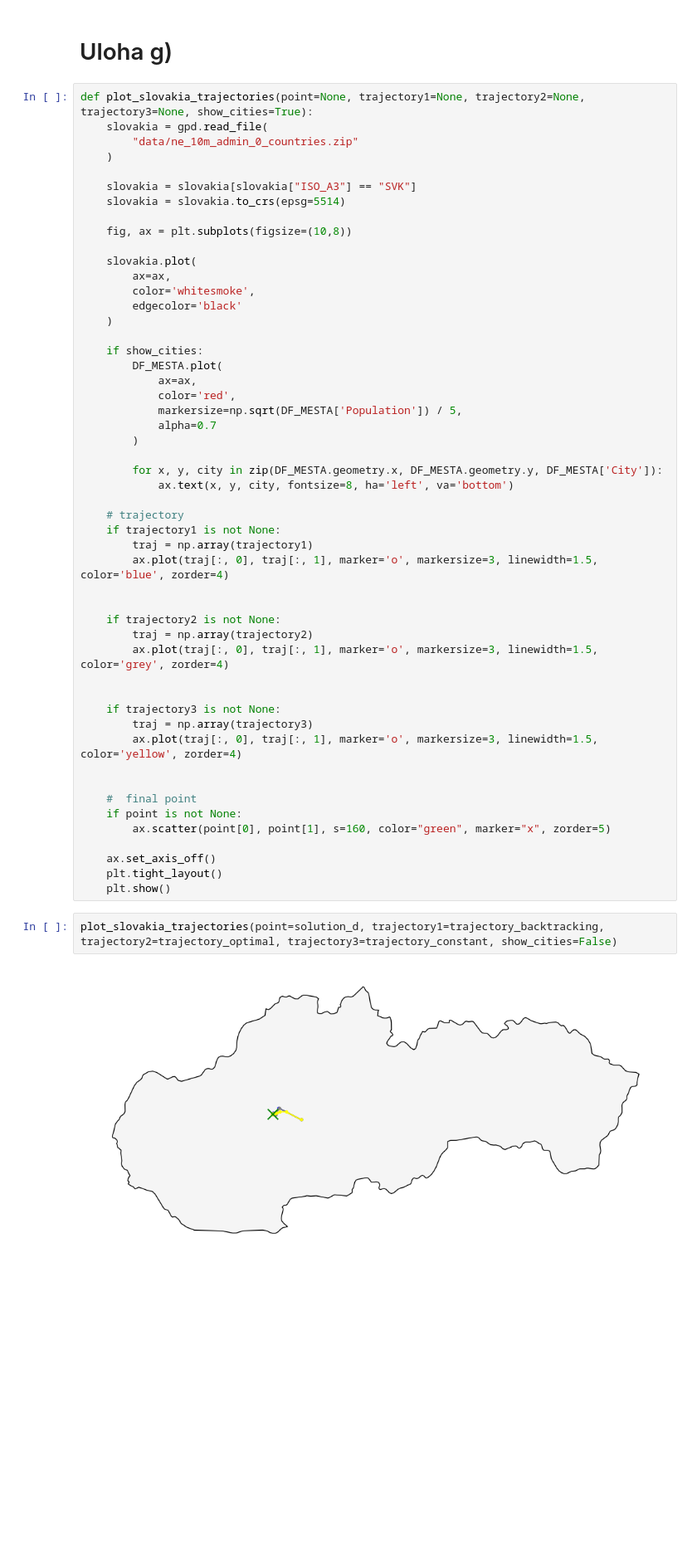
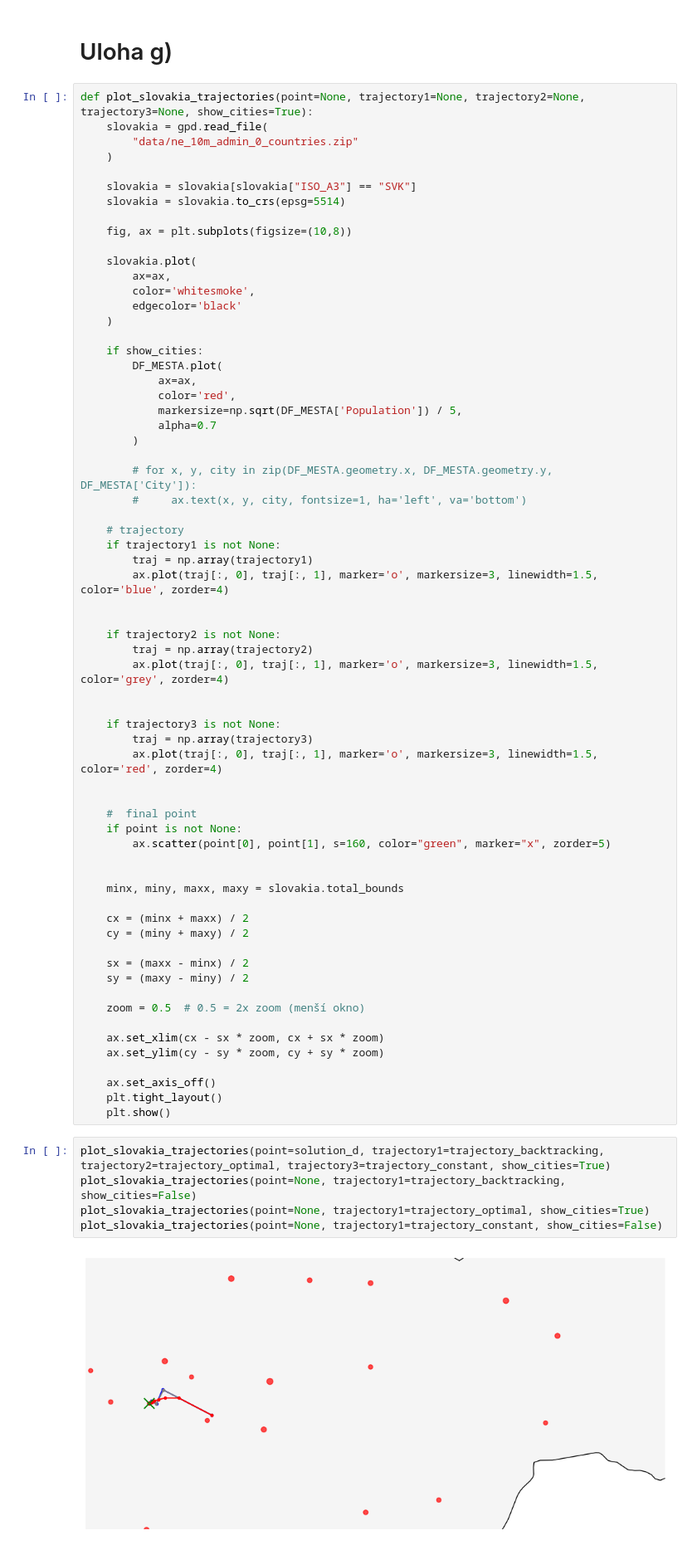
Before and after one commit to Retr-1/MVO-LPA-MjaBaRieVi, a Jupyter notebook: main.ipynb, the cells around one changed output. Shown at 83% size. Cells and saved outputs as stored; diff of their text form; blank space fills up the shorter version.

```diff
--- a/main.ipynb
+++ b/main.ipynb
@@ -410,8 +410,8 @@ def plot_slovakia_trajectories(point=None, trajectory1=None, trajectory2=None, t
             alpha=0.7
         )
 
-        for x, y, city in zip(DF_MESTA.geometry.x, DF_MESTA.geometry.y, DF_MESTA['City']):
-            ax.text(x, y, city, fontsize=8, ha='left', va='bottom')
+        # for x, y, city in zip(DF_MESTA.geometry.x, DF_MESTA.geometry.y, DF_MESTA['City']):
+        #     ax.text(x, y, city, fontsize=1, ha='left', va='bottom')
 
     # trajectory
     if trajectory1 is not None:
@@ -426,17 +426,34 @@ def plot_slovakia_trajectories(point=None, trajectory1=None, trajectory2=None, t
 
     if trajectory3 is not None:
         traj = np.array(trajectory3)
-        ax.plot(traj[:, 0], traj[:, 1], marker='o', markersize=3, linewidth=1.5, color='yellow', zorder=4)
+        ax.plot(traj[:, 0], traj[:, 1], marker='o', markersize=3, linewidth=1.5, color='red', zorder=4)
 
 
     #  final point
     if point is not None:
         ax.scatter(point[0], point[1], s=160, color="green", marker="x", zorder=5)
 
+
+    minx, miny, maxx, maxy = slovakia.total_bounds
+
+    cx = (minx + maxx) / 2
+    cy = (miny + maxy) / 2
+
+    sx = (maxx - minx) / 2
+    sy = (maxy - miny) / 2
+
+    zoom = 0.5  # 0.5 = 2x zoom (menší okno)
+
+    ax.set_xlim(cx - sx * zoom, cx + sx * zoom)
+    ax.set_ylim(cy - sy * zoom, cy + sy * zoom)
+
     ax.set_axis_off()
     plt.tight_layout()
     plt.show()
 # %%
-plot_slovakia_trajectories(point=solution_d, trajectory1=trajectory_backtracking, trajectory2=trajectory_optimal, trajectory3=trajectory_constant, show_cities=False)
+plot_slovakia_trajectories(point=solution_d, trajectory1=trajectory_backtracking, trajectory2=trajectory_optimal, trajectory3=trajectory_constant, show_cities=True)
+plot_slovakia_trajectories(point=None, trajectory1=trajectory_backtracking, show_cities=False)
+plot_slovakia_trajectories(point=None, trajectory1=trajectory_optimal, show_cities=True)
+plot_slovakia_trajectories(point=None, trajectory1=trajectory_constant, show_cities=False)
 # %% [output]
-[figure, old version]
+[figure, new version]
```
Also changed, not shown: parts of 1 cell of this notebook.
